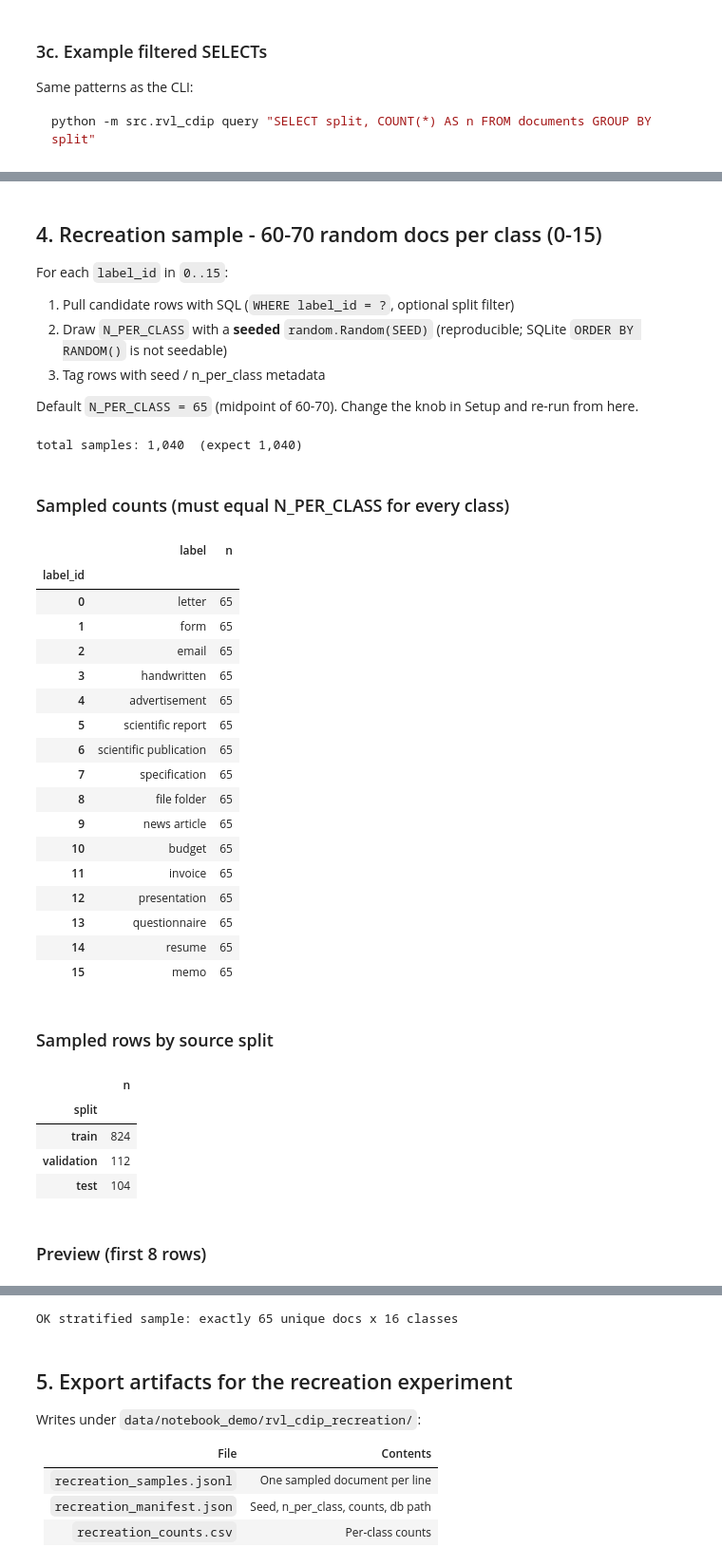
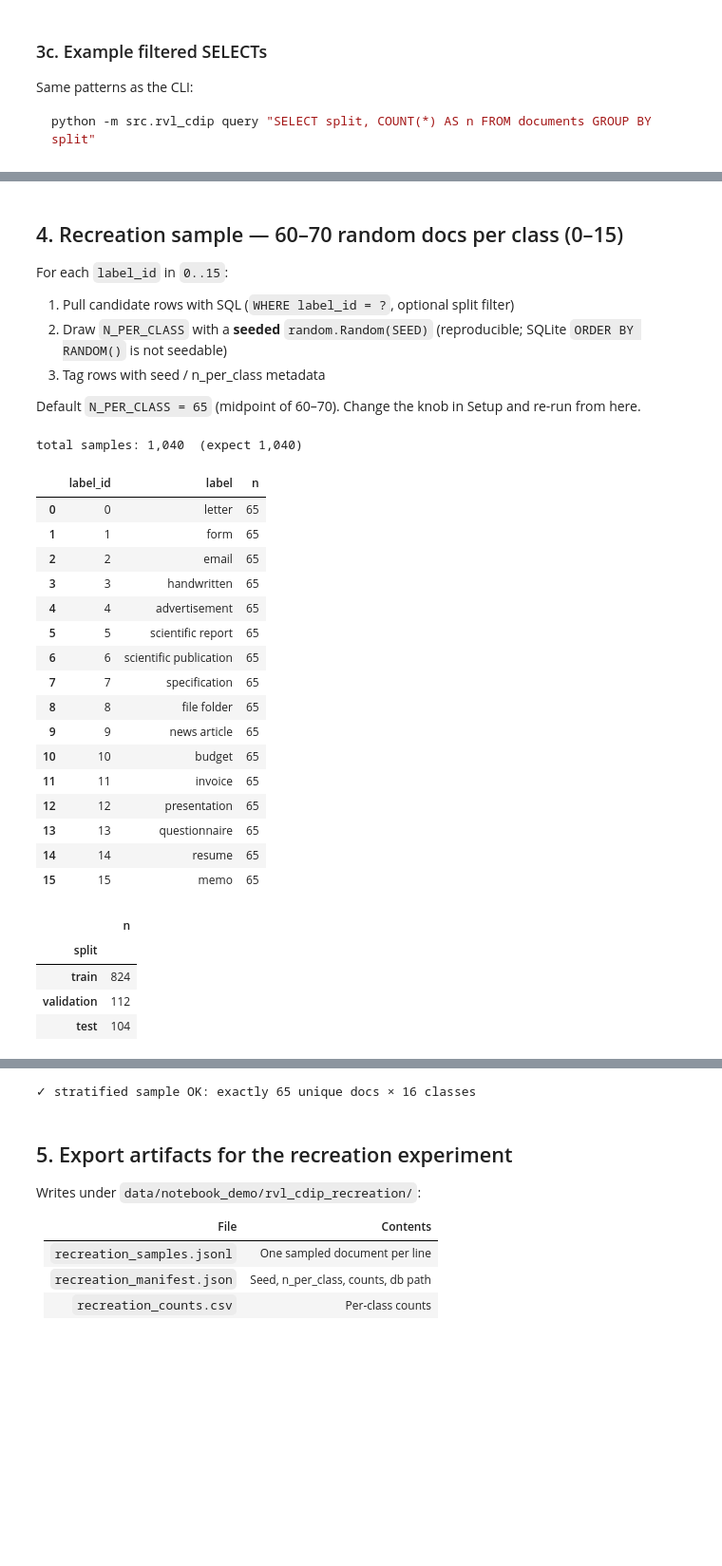
Before and after one commit to Exios66/smol-doc-analyzer, a Jupyter notebook: notebooks/rvl_cdip_recreation_sampling.ipynb, the cells around one changed output, grey strips where cells are left out. Shown at 95% size. Drawn from its saved outputs; the diff is of its cells as text; code cells hidden in the pictures; blank space fills up the shorter version.

```diff
--- a/notebooks/rvl_cdip_recreation_sampling.ipynb
+++ b/notebooks/rvl_cdip_recreation_sampling.ipynb
@@ -35,7 +35,7 @@ from pathlib import Path
 
 import matplotlib.pyplot as plt
 import pandas as pd
-from IPython.display import JSON, Markdown, display
+from IPython.display import Markdown, display
 
 CWD = Path.cwd().resolve()
 # Walk up from docs/notebooks/ (or notebooks/) until pyproject.toml is found.
@@ -52,10 +52,6 @@ from src.utils.io import write_json, write_jsonl
 
 logging.basicConfig(level=logging.INFO, format="%(levelname)s %(name)s: %(message)s")
 
-pd.set_option("display.max_colwidth", 72)
-pd.set_option("display.width", 120)
-pd.set_option("display.max_rows", 40)
-
 DEMO = REPO_ROOT / "data" / "notebook_demo" / "rvl_cdip_recreation"
 DEMO.mkdir(parents=True, exist_ok=True)
 
@@ -70,11 +66,7 @@ print(f"repo:     {REPO_ROOT}")
 print(f"db:       {default_db_path()}")
 print(f"demo out: {DEMO}")
 print(f"SEED={SEED}  N_PER_CLASS={N_PER_CLASS}  SPLIT_FILTER={SPLIT_FILTER!r}")
-display(
-    pd.DataFrame(
-        {"label_id": range(len(LABEL_NAMES)), "label": list(LABEL_NAMES)}
-    ).set_index("label_id")
-)
+print(f"classes:  {len(LABEL_NAMES)} → {list(enumerate(LABEL_NAMES))}")
 # %% [output]
 repo:     /Users/morningstar/Desktop/Cold_Storage/smol-doc-analyzer
 db:       /Users/morningstar/Desktop/Cold_Storage/smol-doc-analyzer/.venv/rvl_cdip/rvl_cdip.db
@@ -330,6 +278,6 @@ examples = {
 }
 
 for name, sql in examples.items():
-    display(Markdown(f"#### `{name}`"))
+    print(f"\n=== {name} ===")
     display(pd.DataFrame(store.query(sql)))
 # %% [output]
@@ -354,7 +302,7 @@ for name, sql in examples.items():
 | 4 | memo | train | 19975 |
 | 5 | memo | validation | 2533 |
 # %% [markdown]
-## 4. Recreation sample - 60-70 random docs per class (0-15)
+## 4. Recreation sample — 60–70 random docs per class (0–15)
 
 For each `label_id` in `0..15`:
 
@@ -363,7 +311,7 @@ For each `label_id` in `0..15`:
    SQLite `ORDER BY RANDOM()` is not seedable)
 3. Tag rows with seed / n_per_class metadata
 
-Default `N_PER_CLASS = 65` (midpoint of 60-70). Change the knob in Setup and
+Default `N_PER_CLASS = 65` (midpoint of 60–70). Change the knob in Setup and
 re-run from here.
 # %%
 def fetch_candidates(label_id: int, split: str | None = None) -> list[dict]:
@@ -386,7 +334,7 @@ def fetch_candidates(label_id: int, split: str | None = None) -> list[dict]:
             WHERE d.label_id = ?
             """
         params = (label_id,)
-    # One class ~25k rows - raise max_rows past the default 1000.
+    # One class ≈ 25k rows — raise max_rows past the default 1000.
     return store.query(sql, params, max_rows=50_000)
 
 
@@ -407,71 +355,57 @@ def sample_recreation_set(
             )
         picked = rng.sample(candidates, n_per_class)
         for row in picked:
             item = dict(row)
             item["recreation_seed"] = seed
             item["n_per_class"] = n_per_class
             item["split_filter"] = split
             out.append(item)
     return out
 
 
 samples = sample_recreation_set(
     n_per_class=N_PER_CLASS, seed=SEED, split=SPLIT_FILTER
 )
 sample_df = pd.DataFrame(samples)
 
 print(f"total samples: {len(sample_df):,}  (expect {16 * N_PER_CLASS:,})")
 counts = (
     sample_df.groupby(["label_id", "label"], sort=True)
     .size()
     .rename("n")
     .reset_index()
 )
-display(Markdown("### Sampled counts (must equal N_PER_CLASS for every class)"))
-display(counts.set_index("label_id"))
+display(counts)
+display(sample_df["split"].value_counts().rename("n").to_frame())
+display(sample_df.head(8))
 
-split_counts = sample_df["split"].value_counts().rename("n").to_frame()
-display(Markdown("### Sampled rows by source split"))
-display(split_counts)
-
-display(Markdown("### Preview (first 8 rows)"))
-display(
-    sample_df[
-        ["label_id", "label", "split", "document_id", "image_relpath"]
-    ].head(8)
-)
-
-# Hard checks - notebook "completes" only if these pass
+# Hard checks — notebook "completes" only if these pass
 assert len(sample_df) == 16 * N_PER_CLASS
 assert set(sample_df["label_id"]) == set(range(16))
 assert (counts["n"] == N_PER_CLASS).all()
 assert sample_df["document_id"].is_unique
-print(f"OK stratified sample: exactly {N_PER_CLASS} unique docs x 16 classes")
+print("✓ stratified sample OK: exactly", N_PER_CLASS, "unique docs × 16 classes")
 # %% [output]
 total samples: 1,040  (expect 1,040)
-### Sampled counts (must equal N_PER_CLASS for every class)
-|  | label | n |
-| label_id |  |  |
-| 0 | letter | 65 |
-| 1 | form | 65 |
-| 2 | email | 65 |
-| 3 | handwritten | 65 |
-| 4 | advertisement | 65 |
-| 5 | scientific report | 65 |
-| 6 | scientific publication | 65 |
-| 7 | specification | 65 |
-| 8 | file folder | 65 |
-| 9 | news article | 65 |
-| 10 | budget | 65 |
-| 11 | invoice | 65 |
-| 12 | presentation | 65 |
-| 13 | questionnaire | 65 |
-| 14 | resume | 65 |
-| 15 | memo | 65 |
+|  | label_id | label | n |
+| 0 | 0 | letter | 65 |
+| 1 | 1 | form | 65 |
+| 2 | 2 | email | 65 |
+| 3 | 3 | handwritten | 65 |
+| 4 | 4 | advertisement | 65 |
+| 5 | 5 | scientific report | 65 |
+| 6 | 6 | scientific publication | 65 |
+| 7 | 7 | specification | 65 |
+| 8 | 8 | file folder | 65 |
+| 9 | 9 | news article | 65 |
+| 10 | 10 | budget | 65 |
+| 11 | 11 | invoice | 65 |
+| 12 | 12 | presentation | 65 |
+| 13 | 13 | questionnaire | 65 |
+| 14 | 14 | resume | 65 |
+| 15 | 15 | memo | 65 |
-### Sampled rows by source split
 |  | n |
 | split |  |
 | train | 824 |
 | validation | 112 |
 | test | 104 |
-### Preview (first 8 rows)
@@ -487,4 +421,4 @@ total samples: 1,040  (expect 1,040)
-OK stratified sample: exactly 65 unique docs x 16 classes
+✓ stratified sample OK: exactly 65 unique docs × 16 classes
 # %% [markdown]
 ## 5. Export artifacts for the recreation experiment
 
```
Also changed, not shown: parts of 11 cells of this notebook, 2 other files.
